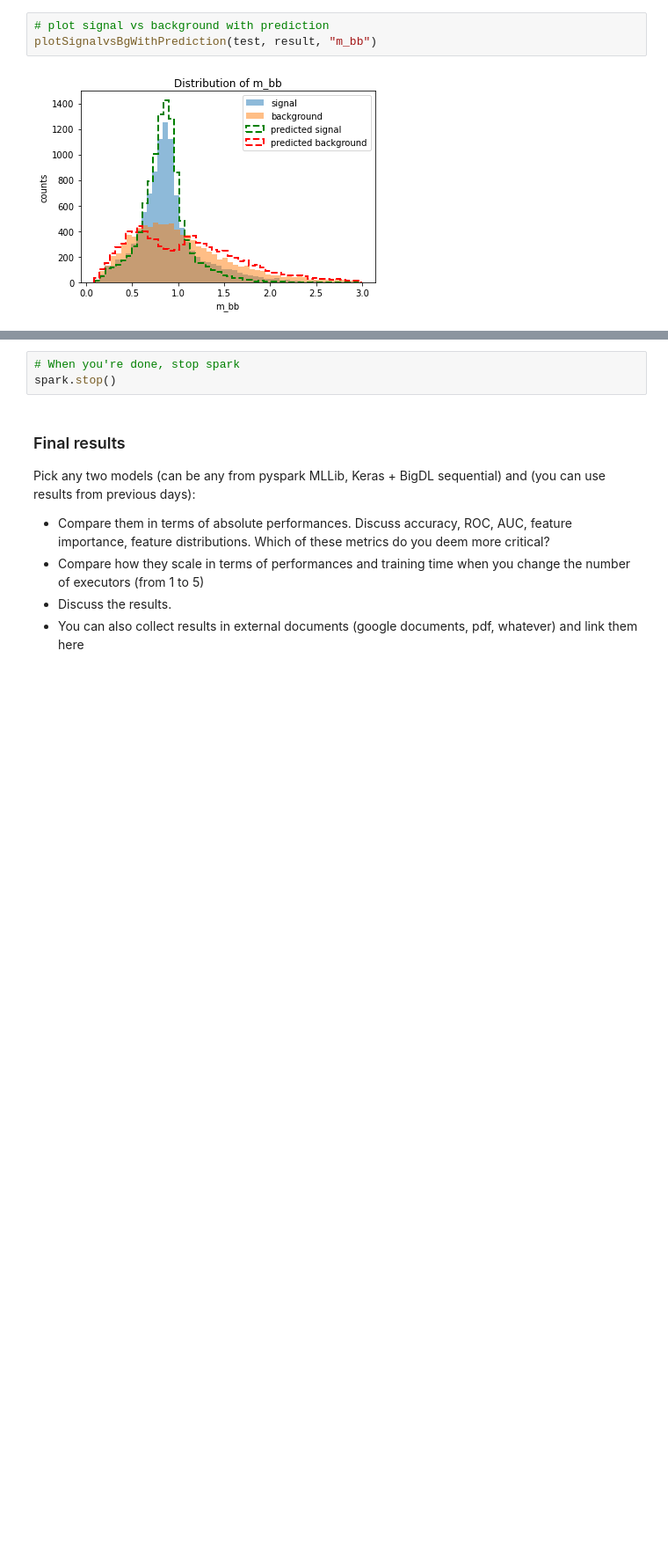
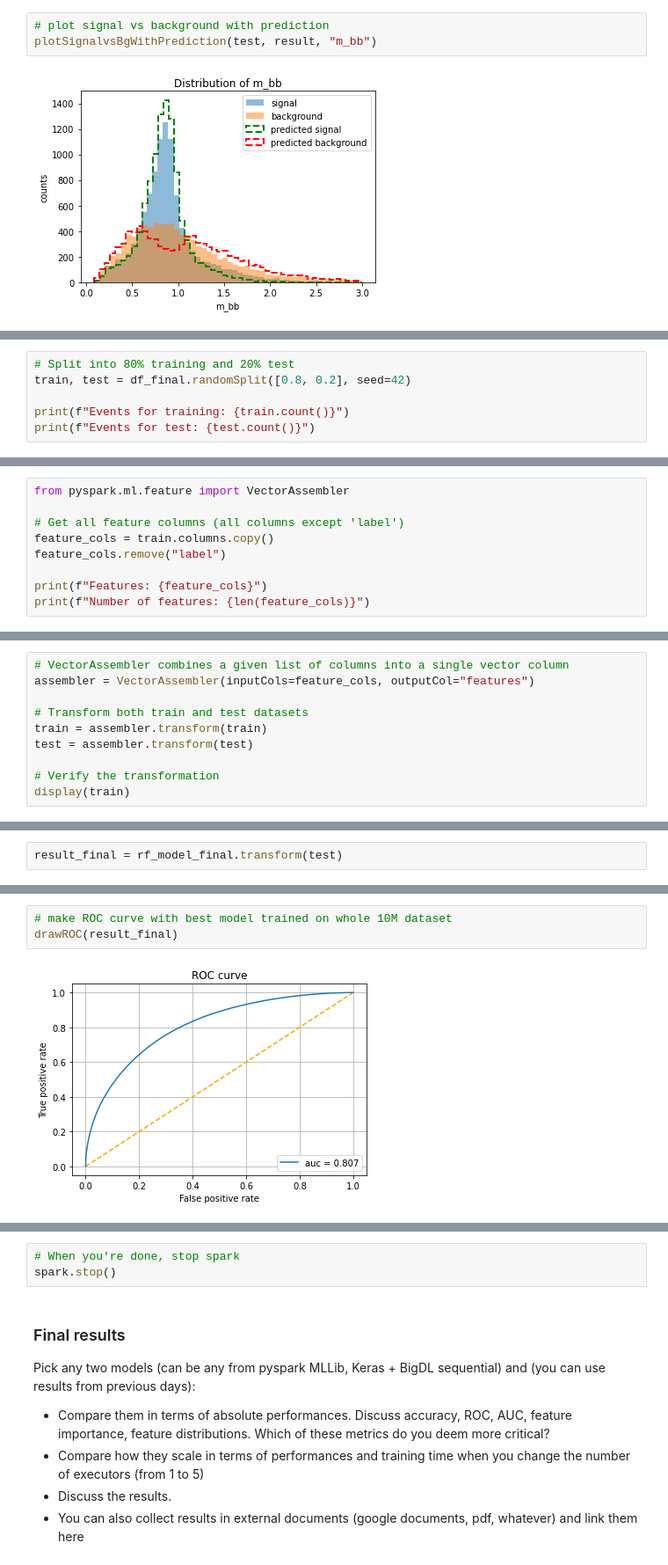
Before and after one commit to marchisi01/MLCourse-2425, a Jupyter notebook: Notebooks/HandsOn_Final.ipynb, the cells around one changed output, grey strips where cells are left out. Shown at 88% size. Drawn from its saved outputs; the diff is of its cells as text; blank space fills up the shorter version.

Commit message:
Implement a smaller base model before trainvalsplit, introduce best model training on full dataset with metrics calculation

```diff
--- a/Notebooks/HandsOn_Final.ipynb
+++ b/Notebooks/HandsOn_Final.ipynb
@@ -374,0 +388,6 @@ plotSignalvsBgWithPrediction(test, result, "m_bb")
+# %%
+# Split into 80% training and 20% test
+train, test = df_final.randomSplit([0.8, 0.2], seed=42)
+
+print(f"Events for training: {train.count()}")
+print(f"Events for test: {test.count()}")
@@ -374,0 +397,9 @@ plotSignalvsBgWithPrediction(test, result, "m_bb")
+# %%
+from pyspark.ml.feature import VectorAssembler
+
+# Get all feature columns (all columns except 'label')
+feature_cols = train.columns.copy()
+feature_cols.remove("label")
+
+print(f"Features: {feature_cols}")
+print(f"Number of features: {len(feature_cols)}")
@@ -374,0 +409,10 @@ plotSignalvsBgWithPrediction(test, result, "m_bb")
+# %%
+# VectorAssembler combines a given list of columns into a single vector column
+assembler = VectorAssembler(inputCols=feature_cols, outputCol="features")
+
+# Transform both train and test datasets
+train = assembler.transform(train)
+test = assembler.transform(test)
+
+# Verify the transformation
+display(train)
@@ -374,0 +441,2 @@ plotSignalvsBgWithPrediction(test, result, "m_bb")
+# %%
+result_final = rf_model_final.transform(test)
@@ -374,0 +454,5 @@ plotSignalvsBgWithPrediction(test, result, "m_bb")
+# %%
+# make ROC curve with best model trained on whole 10M dataset
+drawROC(result_final)
+# %% [output]
+[figure, added]
```
Also changed, not shown: parts of 27 cells of this notebook.
